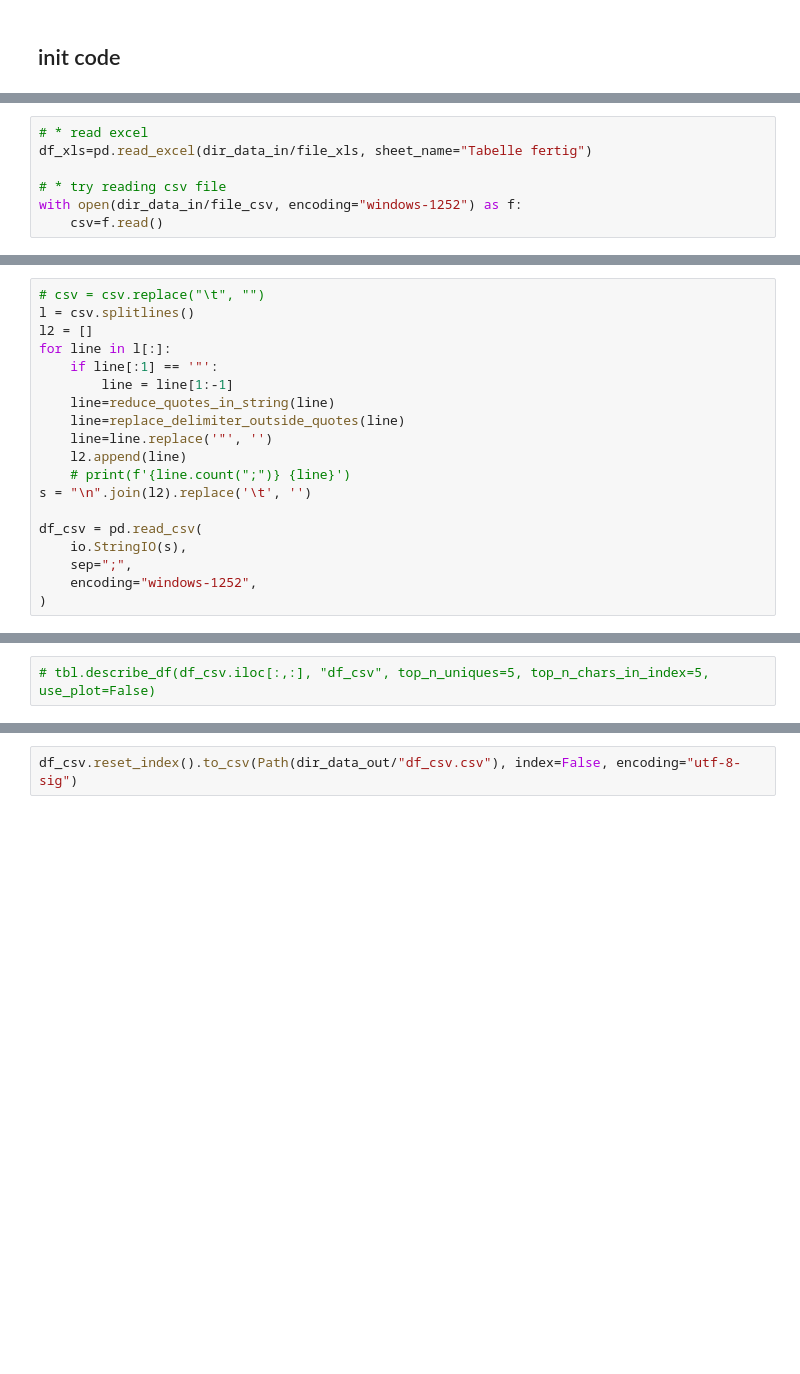
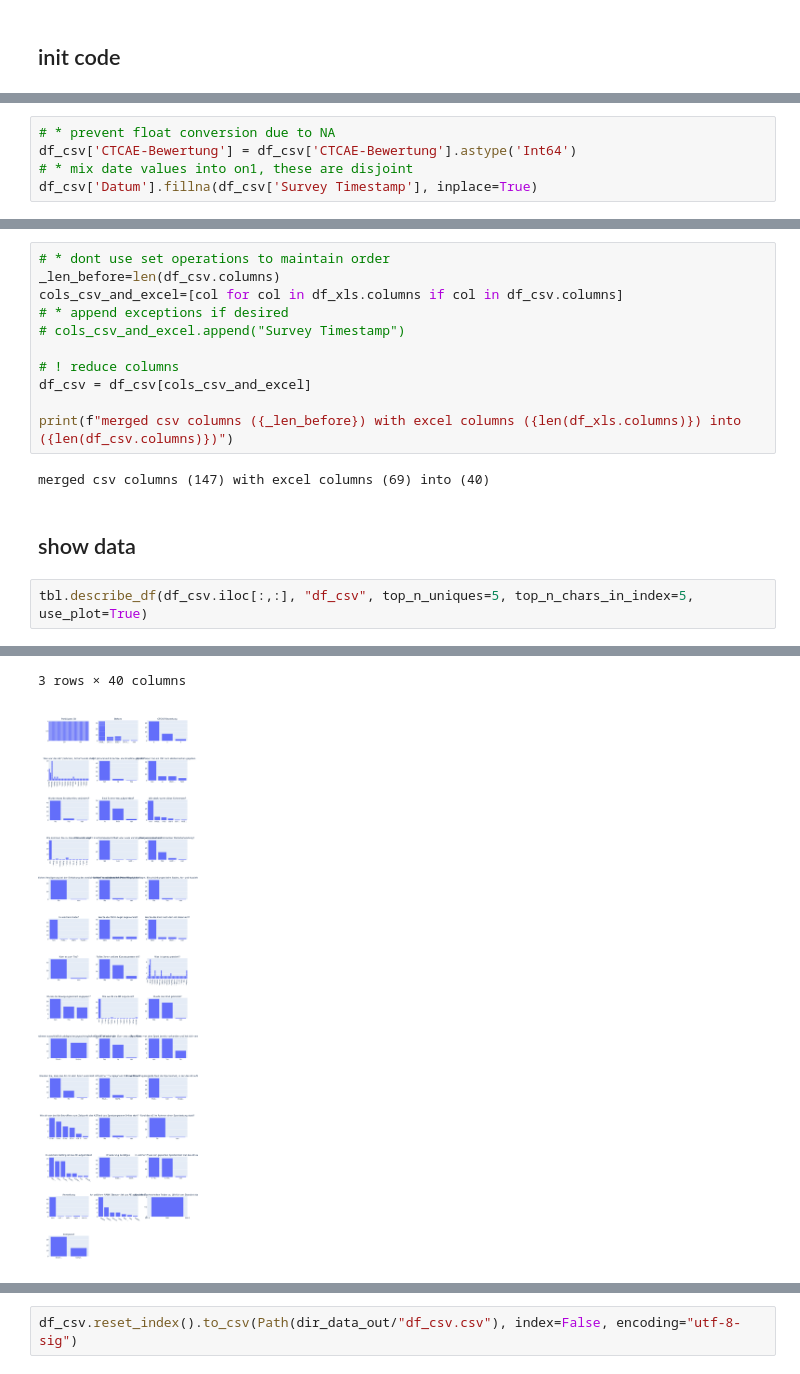
Before and after one commit to smeisegeier/sport-adverse-events, a Jupyter notebook: src/main.ipynb, the cells around one changed output, grey strips where cells are left out. Cells and saved outputs as stored; diff of their text form; blank space fills up the shorter version.

```diff
--- a/src/main.ipynb
+++ b/src/main.ipynb
@@ -22,7 +98,0 @@ file_xls="Register_fertig.xlsx"
-# %%
-# * read excel
-df_xls=pd.read_excel(dir_data_in/file_xls, sheet_name="Tabelle fertig")
-
-# * try reading csv file
-with open(dir_data_in/file_csv, encoding="windows-1252") as f:
-    csv=f.read()
@@ -75,19 +99,5 @@ lol3
-# %%
-# csv = csv.replace("\t", "")
-l = csv.splitlines()
-l2 = []
-for line in l[:]:
-    if line[:1] == '"':
-        line = line[1:-1]
-    line=reduce_quotes_in_string(line)
-    line=replace_delimiter_outside_quotes(line)
-    line=line.replace('"', '')
-    l2.append(line)
-    # print(f'{line.count(";")} {line}')
-s = "\n".join(l2).replace('\t', '')
-
-df_csv = pd.read_csv(
-    io.StringIO(s),
-    sep=";",
-    encoding="windows-1252",
-)
+# %%
+# * prevent float conversion due to NA
+df_csv['CTCAE-Bewertung'] = df_csv['CTCAE-Bewertung'].astype('Int64')
+# * mix date values into on1, these are disjoint
+df_csv['Datum'].fillna(df_csv['Survey Timestamp'], inplace=True)
@@ -94,2 +131,18 @@ df_csv = pd.read_csv(
+# %%
+# * dont use set operations to maintain order
+_len_before=len(df_csv.columns)
+cols_csv_and_excel=[col for col in df_xls.columns if col in df_csv.columns]
+# * append exceptions if desired
+# cols_csv_and_excel.append("Survey Timestamp")
+
+# ! reduce columns
+df_csv = df_csv[cols_csv_and_excel]
+
+print(f"merged csv columns ({_len_before}) with excel columns ({len(df_xls.columns)}) into ({len(df_csv.columns)})")
+# %% [output]
+merged csv columns (147) with excel columns (69) into (40)
+# %% [markdown]
+## show data
 # %%
-# tbl.describe_df(df_csv.iloc[:,:], "df_csv", top_n_uniques=5, top_n_chars_in_index=5, use_plot=False)
+tbl.describe_df(df_csv.iloc[:,:], "df_csv", top_n_uniques=5, top_n_chars_in_index=5, use_plot=True)
+# %% [output]
@@ -95,0 +170,2 @@ df_csv = pd.read_csv(
+3 rows × 40 columns
+[figure, added]
```
Also changed, not shown: parts of 23 cells of this notebook.
